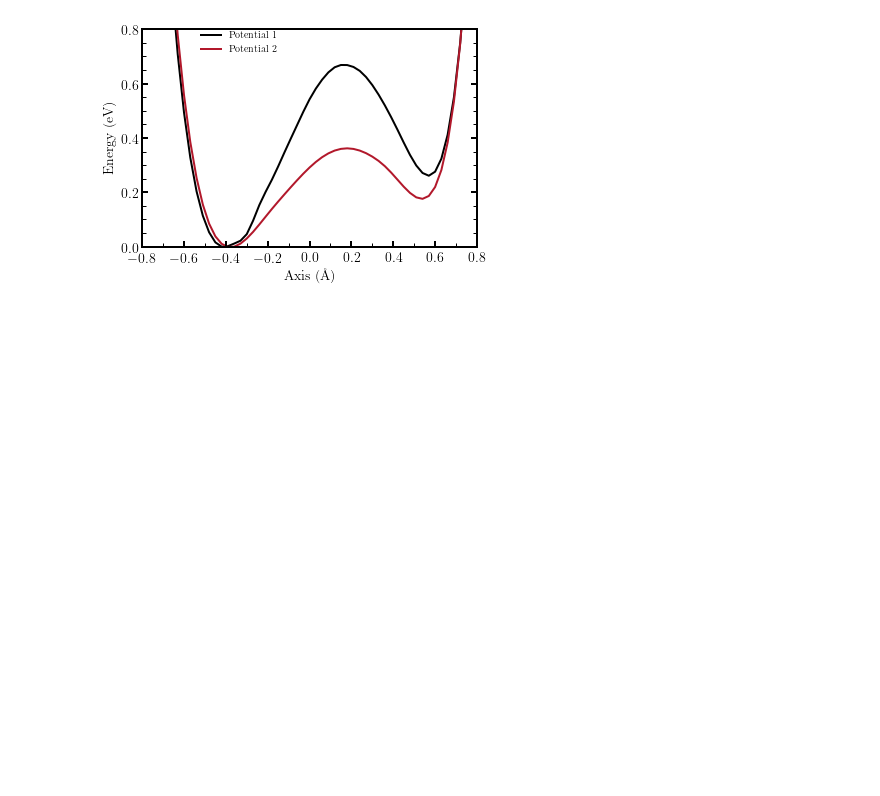
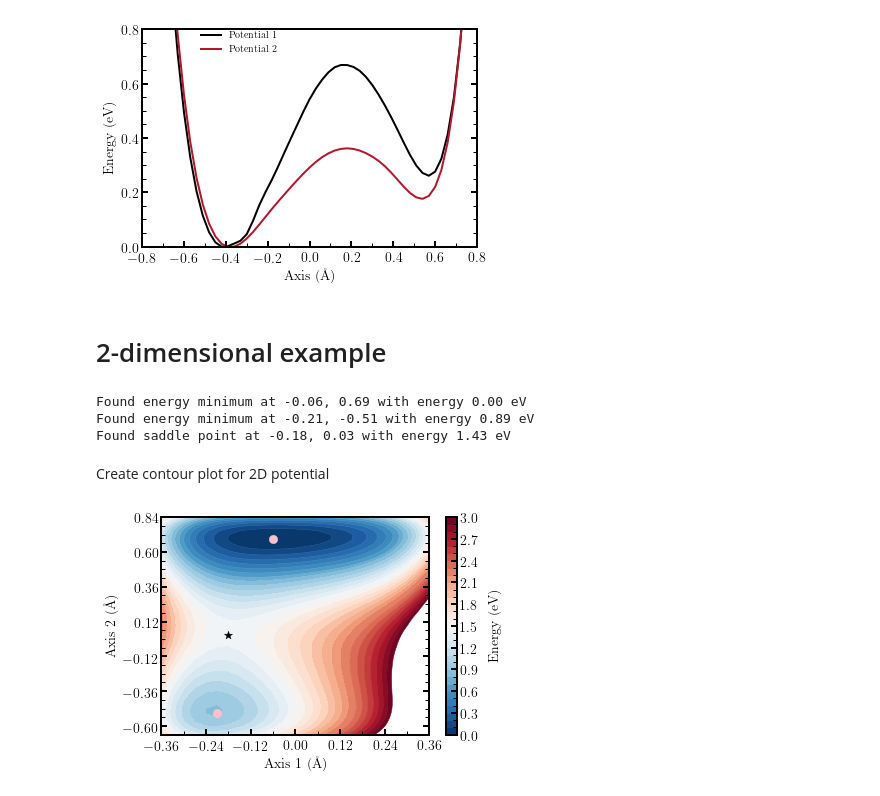
Before and after one commit to nholmber/cp2k-analysis-tools, a Jupyter notebook: examples/potential.ipynb, the cells around one changed output. Cells and saved outputs as stored; diff of their text form; code cells hidden in the pictures; blank space fills up the shorter version.

Commit message:
Finalize notebook for using potential.py

```diff
--- a/examples/potential.ipynb
+++ b/examples/potential.ipynb
@@ -82,7 +58,15 @@ def plot_potential(x, data, y=None, levels=None, fig=None, ax=None):
 
     else:
         # 2D Plot
-        cp = ax.contourf(x, y, data, levels)
-        cb = plt.colorbar(cp)
+        cp = ax.contourf(x, y, data, levels, cmap=plt.cm.RdBu_r)
+        for c in cp.collections:
+            c.set_edgecolor("face")
+        ticks=np.linspace(np.amin(levels), np.amax(levels), 11)
+        minorticks = np.setxor1d(levels, ticks)
+        minorticks /= 3
+        cb = plt.colorbar(cp, ticks=ticks)
+        cb.solids.set_edgecolor("face")
+        cb.ax.yaxis.set_ticks(minorticks, minor=True)
+        cb.set_label('Energy (eV)', labelpad=10)
 
     return fig, ax, cp
@@ -139,3 +127,69 @@ ax.legend(loc='upper left',  bbox_to_anchor=(0.15, 1.03))
 fig
 # %% [output]
 [figure]
+# %% [markdown]
+# 2-dimensional example
+# %%
+# Let's plot a 2-dimensional example
+fname = 'data/data-2d.txt'
+pot = GridPotential(fname, dimension=2)
+pot.absolute_to_relative(unit=Hartree)
+pot.interpolate()
+x, y, data = pot.interpolated_potential
+
+# Shift potential so that global minimum of interpolated potential is exactly 0
+if np.min(data) != 0.:
+    data -= np.min(data)
+
+# Find minima/maxima/saddle points
+minima, maxima, saddles = pot.find_extrema(use_interpolated=True)
+
+for i, j in minima:
+    print('Found energy minimum at {:.2f}, {:.2f} with energy {:.2f} eV'.format(y[j], x[i], data[j][i]))
+
+for i, j in maxima:
+    # No maxima found
+    print('Found energy maximum at {:.2f}, {:.2f} with energy {:.2f} eV'.format(y[j], x[i], data[j][i]))
+
+for i, j in saddles:
+    print('Found saddle point at {:.2f}, {:.2f} with energy {:.2f} eV'.format(y[j], x[i], data[j][i]))
+# %% [output]
+Found energy minimum at -0.06, 0.69 with energy 0.00 eV
+Found energy minimum at -0.21, -0.51 with energy 0.89 eV
+Found saddle point at -0.18, 0.03 with energy 1.43 eV
+# %% [markdown]
+Create contour plot for 2D potential
+# %%
+# Create countour plot
+fig = plt.figure()
+ax = fig.add_subplot(1, 1, 1)
+levels = np.linspace(0, 3, 31)
+
+fig, ax, cp = plot_potential(y, data.T, y=x, levels=levels, fig=fig, ax=ax)
+
+# Add minima/maxima/saddles to plot
+for i, j in minima:
+    ax.scatter(y[j], x[i], marker='o', s=70, color='pink')
+
+for i, j in saddles:
+    ax.scatter(y[j], x[i], marker='*', s=70, color='black')
+
+# Format plot
+ax.set_xlabel("Axis 1 (Å)")
+ax.set_ylabel("Axis 2 (Å)")
+dr = 0.06
+
+ax.set_xlim([np.amin(y), np.amax(y)])
+ax.set_ylim([np.amin(x), np.amax(x)])
+
+stride = 2*dr
+plt.xticks(np.arange(np.amin(y), np.amax(y)+stride, stride))
+minor_locator = AutoMinorLocator(2)
+ax.xaxis.set_minor_locator(minor_locator)
+
+stride = 4*dr
+plt.yticks(np.arange(np.amax(x), np.amin(x), -stride)[::-1])
+
+plt.show()
+# %% [output]
+[figure, added]
```
Also changed, not shown: parts of 9 cells of this notebook, 2 other files.
